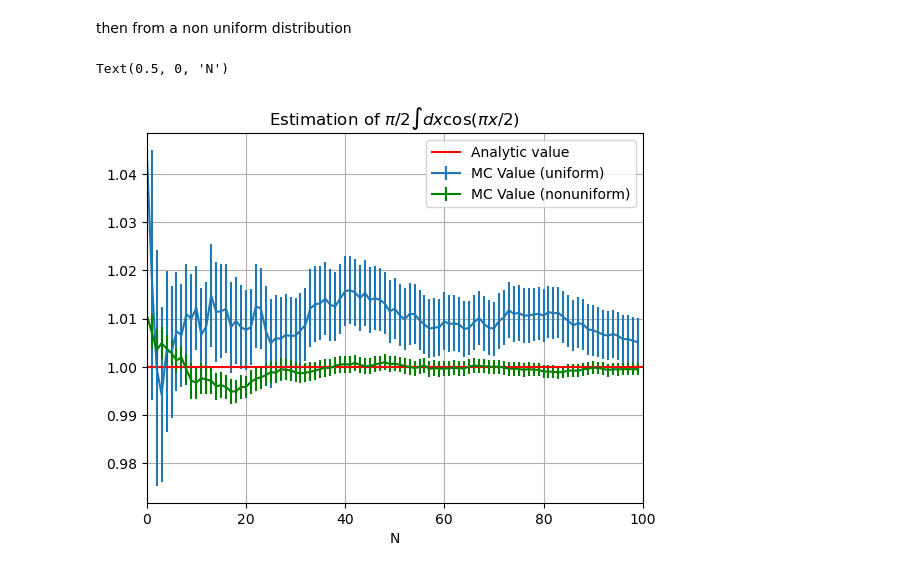
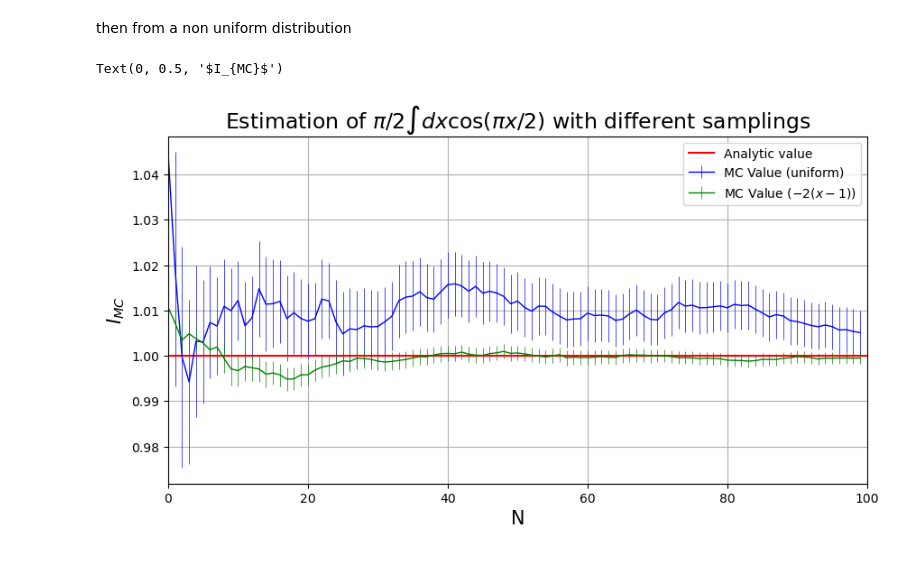
Before and after one commit to Giac97/Simulazione-Numerica, a Jupyter notebook: notebooks/Exercise 2/Exercise 2 - Analysis.ipynb, the cells around one changed output. Saved outputs shown, nothing was run; the diff lists cells and outputs as text; code cells hidden in the pictures.

```diff
--- a/notebooks/Exercise 2/Exercise 2 - Analysis.ipynb
+++ b/notebooks/Exercise 2/Exercise 2 - Analysis.ipynb
@@ -17,14 +19,16 @@ then from a non uniform distribution
 # %%
 x, I_est_nonuniform, I_err_nonuniform = np.loadtxt("I_mc_nonuniform.dat", unpack = True)
 # %%
-plt.errorbar(x, I_est_uniform, I_err_uniform, label = "MC Value (uniform)")
-plt.errorbar(x, I_est_nonuniform, I_err_nonuniform, label = "MC Value (nonuniform)", color = "green", linewidth = 0.5)
-plt.axhline(1., color = "red", label = "Analytic value")
+plt.figure(figsize = (10,5))
+plt.errorbar(x, I_est_uniform, I_err_uniform, label = "MC Value (uniform)", color = "blue", linewidth = 1, elinewidth = 0.5)
+plt.errorbar(x, I_est_nonuniform, I_err_nonuniform, label = r"MC Value ($-2(x - 1)$)", color = "green", linewidth = 1, elinewidth = 0.5)
+plt.axhline(1., color = "red", label = "Analytic value", linewidth = 1.5)
 plt.legend()
 plt.xlim((0, 100))
 plt.grid()
-plt.title(r"Estimation of $\pi / 2 \int dx \cos(\pi x / 2)$")
-plt.xlabel("N")
+plt.title(r"Estimation of $\pi / 2 \int dx \cos(\pi x / 2)$ with different samplings", fontsize = 17)
+plt.xlabel("N", fontsize = 15)
+plt.ylabel(r"$I_{MC}$", fontsize = 15)
 # %% [output]
-Text(0.5, 0, 'N')
+Text(0, 0.5, '$I_{MC}$')
-[figure, old version]
+[figure, new version]
```
Also changed, not shown: parts of 8 cells of this notebook.
